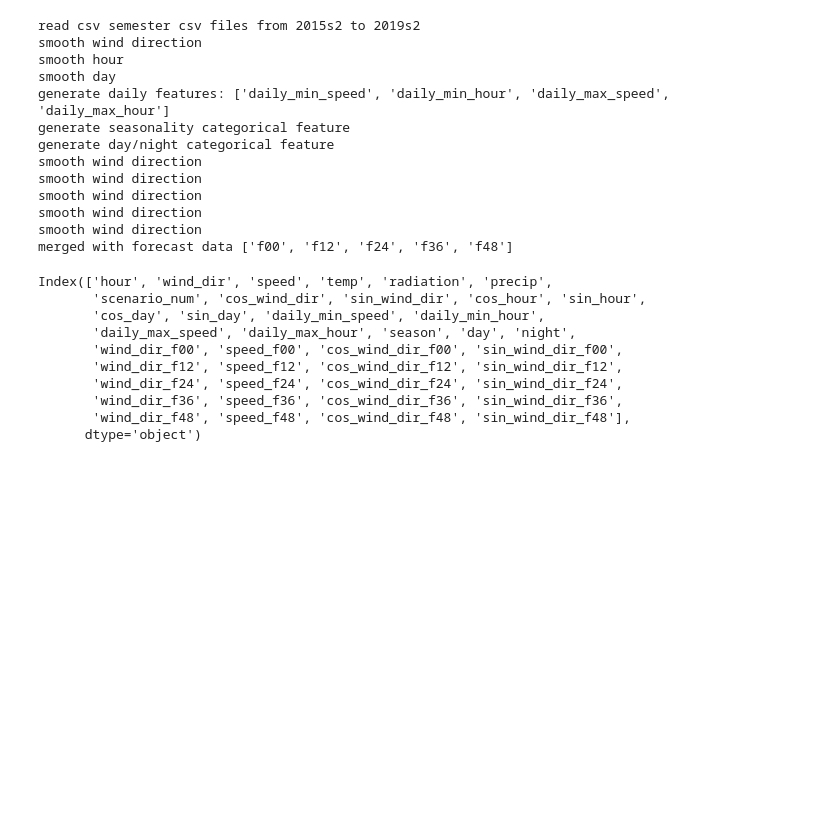
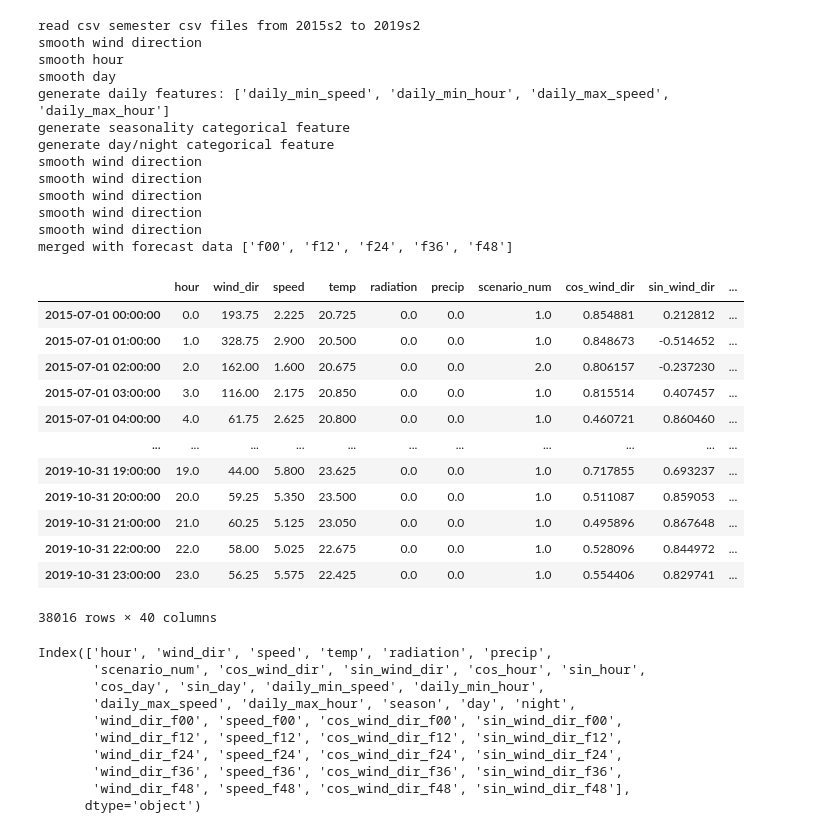
Before and after one commit to leobix/safi, a Jupyter notebook: safi_project_processing_RNN.ipynb, the cells around one changed output. Saved outputs shown, nothing was run; the diff lists cells and outputs as text; code cells hidden in the pictures; blank space fills up the shorter version.

```diff
--- a/safi_project_processing_RNN.ipynb
+++ b/safi_project_processing_RNN.ipynb
@@ -56,3 +58,20 @@ merged with forecast data ['f00', 'f12', 'f24', 'f36', 'f48']
+# %%
+d = read_csv("training_data.csv", index_col=0)
+d
+# %% [output]
+|  | hour | wind_dir | speed | temp | radiation | precip | scenario_num | cos_wind_dir | sin_wind_dir | ... |
+| 2015-07-01 00:00:00 | 0.0 | 193.75 | 2.225 | 20.725 | 0.0 | 0.0 | 1.0 | 0.854881 | 0.212812 | ... |
+| 2015-07-01 01:00:00 | 1.0 | 328.75 | 2.900 | 20.500 | 0.0 | 0.0 | 1.0 | 0.848673 | -0.514652 | ... |
+| 2015-07-01 02:00:00 | 2.0 | 162.00 | 1.600 | 20.675 | 0.0 | 0.0 | 2.0 | 0.806157 | -0.237230 | ... |
+| 2015-07-01 03:00:00 | 3.0 | 116.00 | 2.175 | 20.850 | 0.0 | 0.0 | 1.0 | 0.815514 | 0.407457 | ... |
+| 2015-07-01 04:00:00 | 4.0 | 61.75 | 2.625 | 20.800 | 0.0 | 0.0 | 1.0 | 0.460721 | 0.860460 | ... |
+| ... | ... | ... | ... | ... | ... | ... | ... | ... | ... | ... |
+| 2019-10-31 19:00:00 | 19.0 | 44.00 | 5.800 | 23.625 | 0.0 | 0.0 | 1.0 | 0.717855 | 0.693237 | ... |
+| 2019-10-31 20:00:00 | 20.0 | 59.25 | 5.350 | 23.500 | 0.0 | 0.0 | 1.0 | 0.511087 | 0.859053 | ... |
+| 2019-10-31 21:00:00 | 21.0 | 60.25 | 5.125 | 23.050 | 0.0 | 0.0 | 1.0 | 0.495896 | 0.867648 | ... |
+| 2019-10-31 22:00:00 | 22.0 | 58.00 | 5.025 | 22.675 | 0.0 | 0.0 | 1.0 | 0.528096 | 0.844972 | ... |
+| 2019-10-31 23:00:00 | 23.0 | 56.25 | 5.575 | 22.425 | 0.0 | 0.0 | 1.0 | 0.554406 | 0.829741 | ... |
+38016 rows × 40 columns
 # %%
 data_merge.columns
 # %% [output]
```
Also changed, not shown: parts of 6 cells of this notebook, 3 other files.
